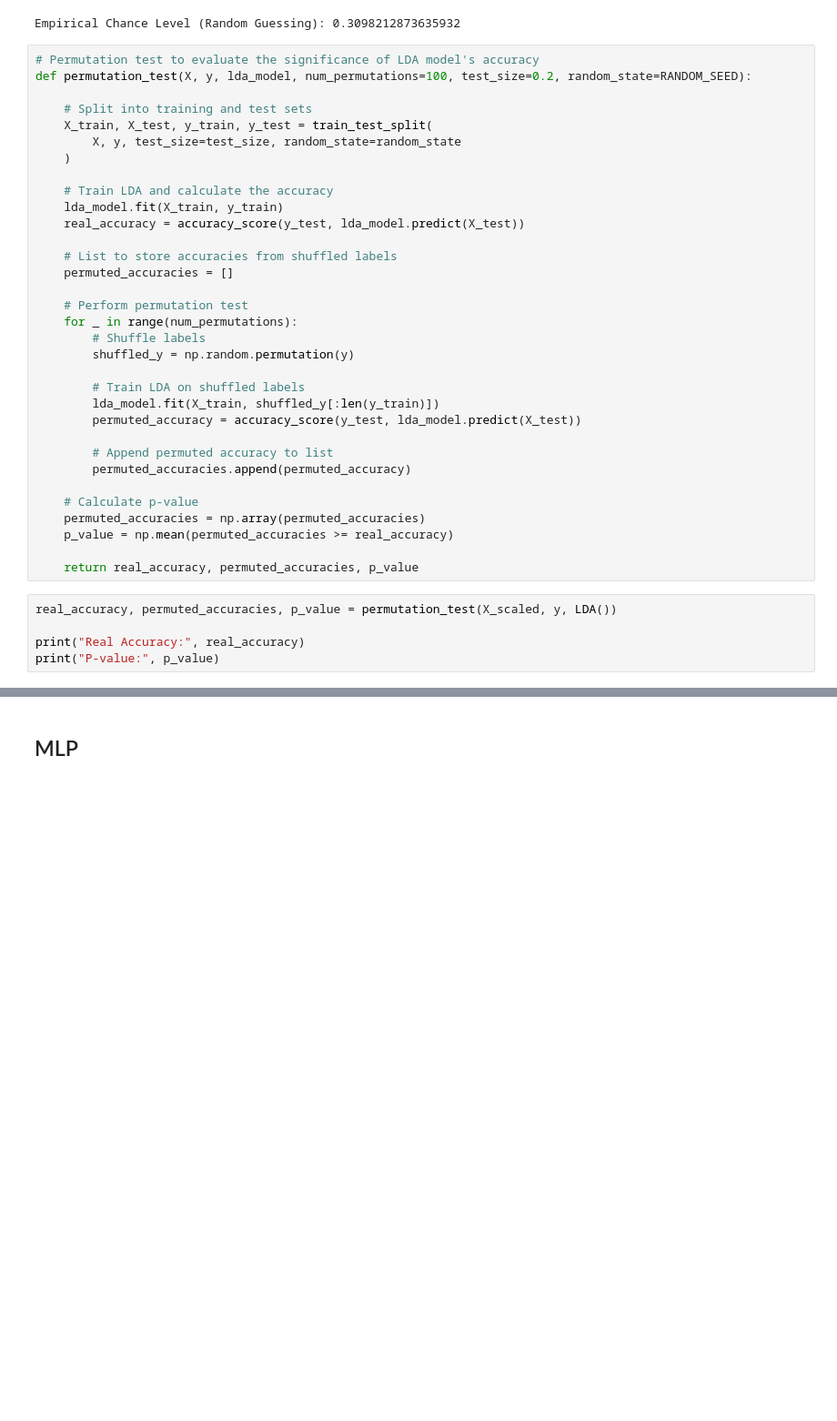
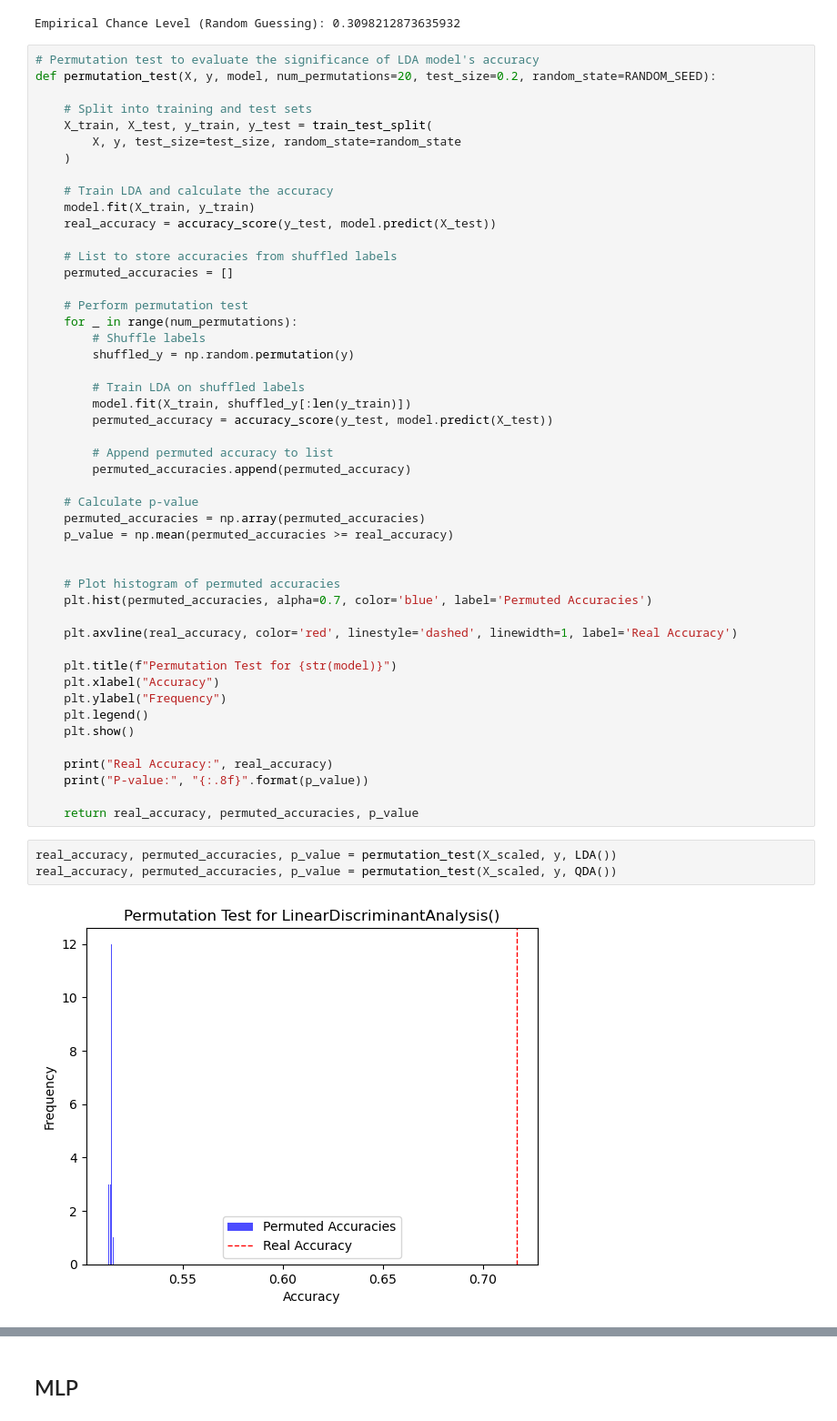
Before and after one commit to lgies23/GooseVocalizations---Thesis-code, a Jupyter notebook: classify_call_types.ipynb, the cells around one changed output, grey strips where cells are left out. Shown: that part at 91% size. Drawn from its saved outputs; the diff is of its cells as text; blank space fills up the shorter version.

```diff
--- a/classify_call_types.ipynb
+++ b/classify_call_types.ipynb
@@ -212,7 +241,7 @@ print("Empirical Chance Level (Random Guessing):", random_accuracy)
 Empirical Chance Level (Random Guessing): 0.3098212873635932
 # %%
 # Permutation test to evaluate the significance of LDA model's accuracy
-def permutation_test(X, y, lda_model, num_permutations=100, test_size=0.2, random_state=RANDOM_SEED):
+def permutation_test(X, y, model, num_permutations=20, test_size=0.2, random_state=RANDOM_SEED):
 
     # Split into training and test sets
     X_train, X_test, y_train, y_test = train_test_split(
@@ -220,8 +249,8 @@ def permutation_test(X, y, lda_model, num_permutations=100, test_size=0.2, rando
     )
 
     # Train LDA and calculate the accuracy
-    lda_model.fit(X_train, y_train)
-    real_accuracy = accuracy_score(y_test, lda_model.predict(X_test))
+    model.fit(X_train, y_train)
+    real_accuracy = accuracy_score(y_test, model.predict(X_test))
 
     # List to store accuracies from shuffled labels
     permuted_accuracies = []
@@ -232,8 +261,8 @@ def permutation_test(X, y, lda_model, num_permutations=100, test_size=0.2, rando
         shuffled_y = np.random.permutation(y)
 
         # Train LDA on shuffled labels
-        lda_model.fit(X_train, shuffled_y[:len(y_train)])
-        permuted_accuracy = accuracy_score(y_test, lda_model.predict(X_test))
+        model.fit(X_train, shuffled_y[:len(y_train)])
+        permuted_accuracy = accuracy_score(y_test, model.predict(X_test))
 
         # Append permuted accuracy to list
         permuted_accuracies.append(permuted_accuracy)
@@ -242,11 +271,25 @@ def permutation_test(X, y, lda_model, num_permutations=100, test_size=0.2, rando
     permuted_accuracies = np.array(permuted_accuracies)
     p_value = np.mean(permuted_accuracies >= real_accuracy)
 
+
+    # Plot histogram of permuted accuracies
+    plt.hist(permuted_accuracies, alpha=0.7, color='blue', label='Permuted Accuracies')
+
+    plt.axvline(real_accuracy, color='red', linestyle='dashed', linewidth=1, label='Real Accuracy')
+
+    plt.title(f"Permutation Test for {str(model)}")
+    plt.xlabel("Accuracy")
+    plt.ylabel("Frequency")
+    plt.legend()
+    plt.show()
+
+    print("Real Accuracy:", real_accuracy)
+    print("P-value:", "{:.8f}".format(p_value))
+
     return real_accuracy, permuted_accuracies, p_value
 # %%
 real_accuracy, permuted_accuracies, p_value = permutation_test(X_scaled, y, LDA())
-
-print("Real Accuracy:", real_accuracy)
-print("P-value:", p_value)
+real_accuracy, permuted_accuracies, p_value = permutation_test(X_scaled, y, QDA())
 # %% [output]
+[figure, added]
 Real Accuracy: 0.71699604743083
```
Also changed, not shown: parts of 19 cells of this notebook.
